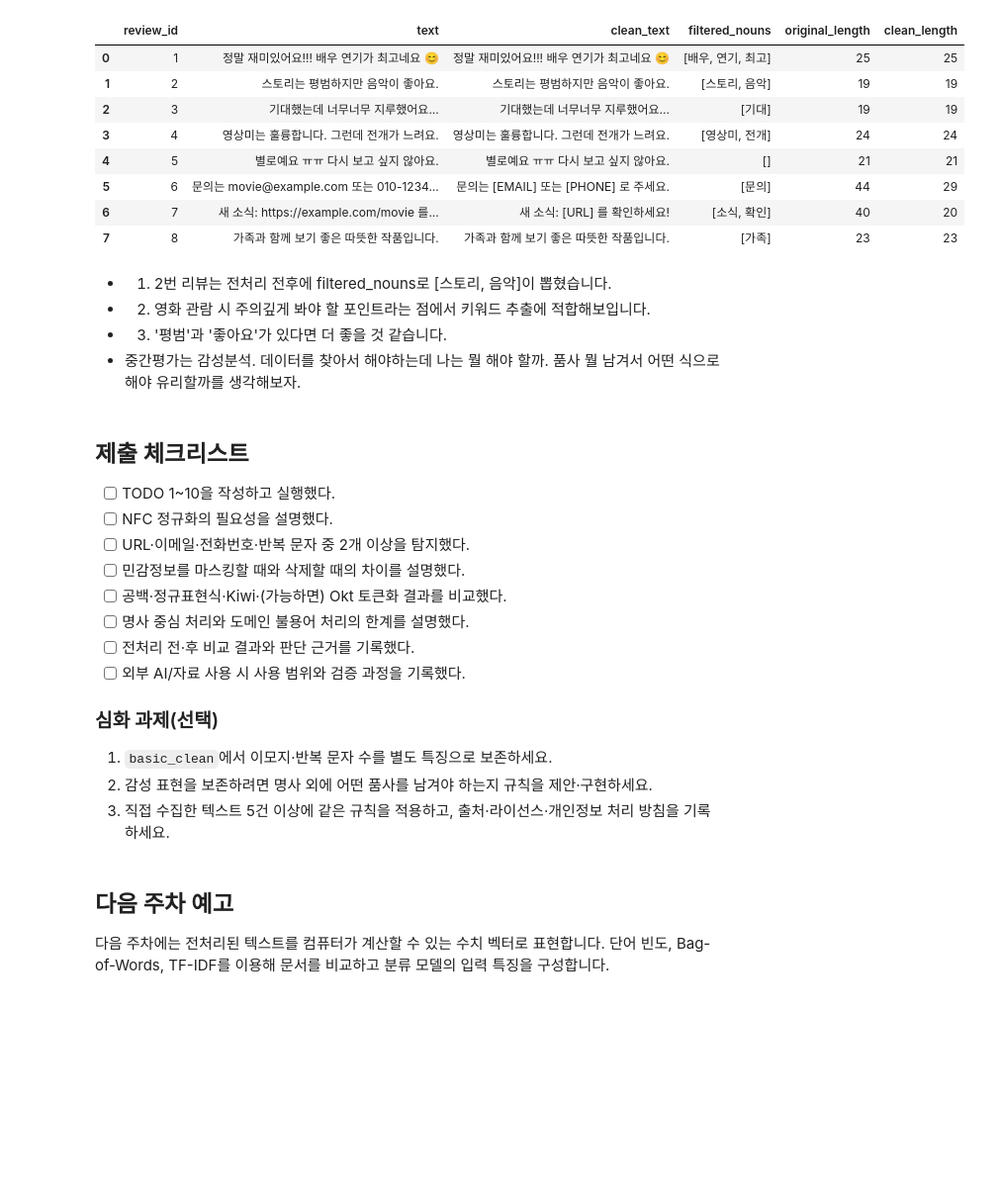
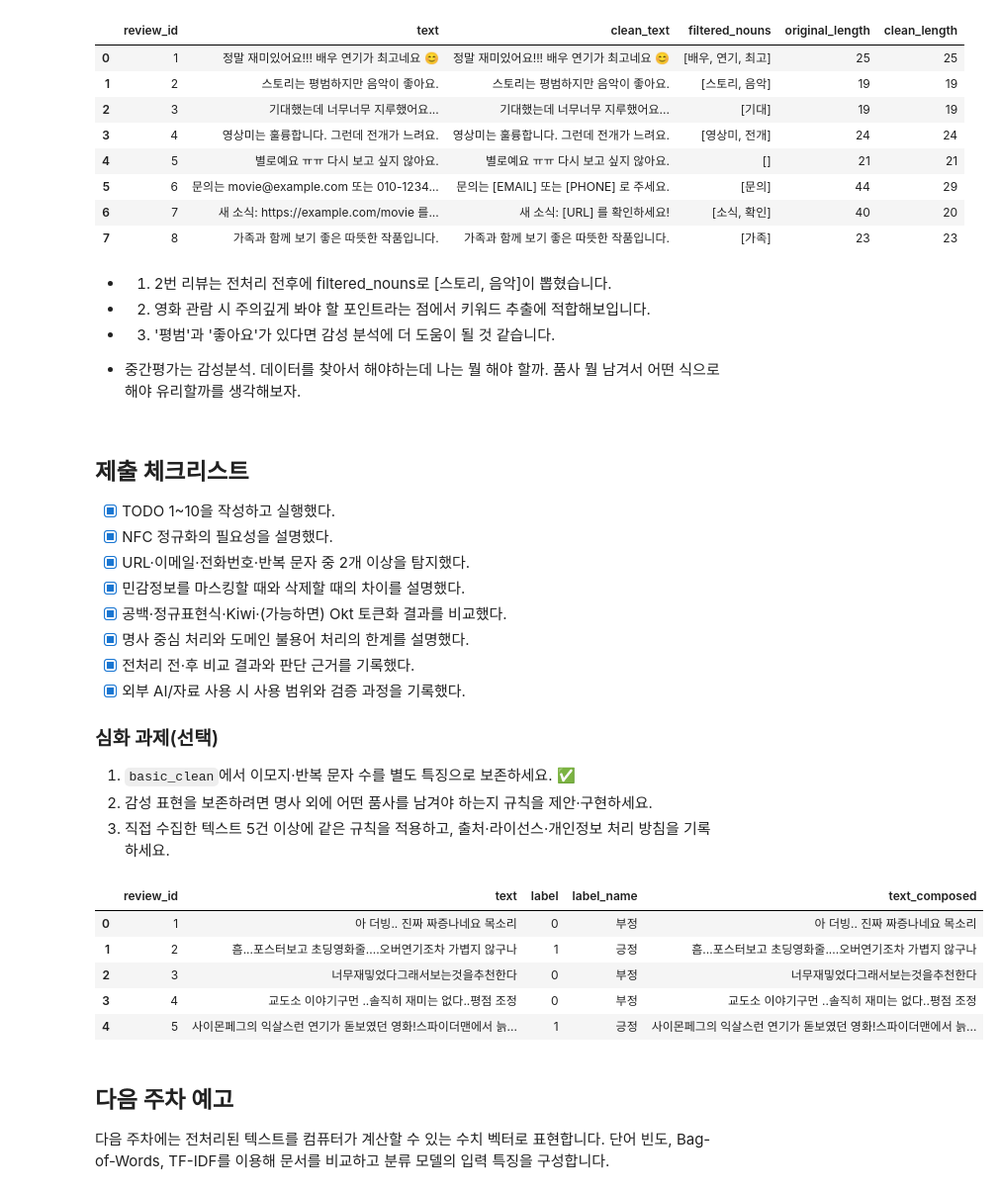
Before and after one commit to KyeongTaek/NLP_2026, a Jupyter notebook: study_material/NLP_week03.ipynb, the cells around one changed output. Shown at 99% size. Drawn from its saved outputs; the diff is of its cells as text; code cells hidden in the pictures; blank space fills up the shorter version.

```diff
--- a/study_material/NLP_week03.ipynb
+++ b/study_material/NLP_week03.ipynb
@@ -345,25 +421,52 @@ else:
 # %% [markdown]
 - 1) 2번 리뷰는 전처리 전후에 filtered_nouns로 [스토리, 음악]이 뽑혔습니다.
 - 2) 영화 관람 시 주의깊게 봐야 할 포인트라는 점에서 키워드 추출에 적합해보입니다.
-- 3) '평범'과 '좋아요'가 있다면 더 좋을 것 같습니다.
+- 3) '평범'과 '좋아요'가 있다면 감성 분석에 더 도움이 될 것 같습니다.
+
 - 중간평가는 감성분석. 데이터를 찾아서 해야하는데
 나는 뭘 해야 할까. 품사 뭘 남겨서 어떤 식으로 해야 유리할까를 생각해보자.
 # %% [markdown]
 ## 제출 체크리스트
 
-- [ ] TODO 1~10을 작성하고 실행했다.
-- [ ] NFC 정규화의 필요성을 설명했다.
-- [ ] URL·이메일·전화번호·반복 문자 중 2개 이상을 탐지했다.
-- [ ] 민감정보를 마스킹할 때와 삭제할 때의 차이를 설명했다.
-- [ ] 공백·정규표현식·Kiwi·(가능하면) Okt 토큰화 결과를 비교했다.
-- [ ] 명사 중심 처리와 도메인 불용어 처리의 한계를 설명했다.
-- [ ] 전처리 전·후 비교 결과와 판단 근거를 기록했다.
-- [ ] 외부 AI/자료 사용 시 사용 범위와 검증 과정을 기록했다.
+- [x] TODO 1~10을 작성하고 실행했다.
+- [x] NFC 정규화의 필요성을 설명했다.
+- [x] URL·이메일·전화번호·반복 문자 중 2개 이상을 탐지했다.
+- [x] 민감정보를 마스킹할 때와 삭제할 때의 차이를 설명했다.
+- [x] 공백·정규표현식·Kiwi·(가능하면) Okt 토큰화 결과를 비교했다.
+- [x] 명사 중심 처리와 도메인 불용어 처리의 한계를 설명했다.
+- [x] 전처리 전·후 비교 결과와 판단 근거를 기록했다.
+- [x] 외부 AI/자료 사용 시 사용 범위와 검증 과정을 기록했다.
 
 ### 심화 과제(선택)
-1. `basic_clean`에서 이모지·반복 문자 수를 별도 특징으로 보존하세요.
+1. `basic_clean`에서 이모지·반복 문자 수를 별도 특징으로 보존하세요. ✅
 2. 감성 표현을 보존하려면 명사 외에 어떤 품사를 남겨야 하는지 규칙을 제안·구현하세요.
 3. 직접 수집한 텍스트 5건 이상에 같은 규칙을 적용하고, 출처·라이선스·개인정보 처리 방침을 기록하세요.
+# %%
+# 감성 표현을 보존하기 위해서는, 동사와 형용사를 남겨야 한다.
+my_sentences = [
+    (1, "아 더빙.. 진짜 짜증나네요 목소리", 0),
+    (2, "흠...포스터보고 초딩영화줄....오버연기조차 가볍지 않구나", 1),
+    (3, "너무재밓었다그래서보는것을추천한다", 0),
+    (4, "교도소 이야기구먼 ..솔직히 재미는 없다..평점 조정", 0),
+    (5, "사이몬페그의 익살스런 연기가 돋보였던 영화!스파이더맨에서 늙어보이기만 했던 커스틴 던스트가 너무나도 이뻐보였다", 1)
+]
+
+my_df = pd.DataFrame(my_sentences, columns=['review_id', 'text', 'label'])
+my_df['label_name'] = my_df['label'].map({1: '긍정', 0: '부정'})
+my_df['text_composed'] = my_df['text'].apply(lambda x: unicodedata.normalize('NFC', x))
+
+display(my_df)
+
+kiwi = Kiwi()
+
+okt = Okt()
+# %% [output]
+|  | review_id | text | label | label_name | text_composed |
+| 0 | 1 | 아 더빙.. 진짜 짜증나네요 목소리 | 0 | 부정 | 아 더빙.. 진짜 짜증나네요 목소리 |
+| 1 | 2 | 흠...포스터보고 초딩영화줄....오버연기조차 가볍지 않구나 | 1 | 긍정 | 흠...포스터보고 초딩영화줄....오버연기조차 가볍지 않구나 |
+| 2 | 3 | 너무재밓었다그래서보는것을추천한다 | 0 | 부정 | 너무재밓었다그래서보는것을추천한다 |
+| 3 | 4 | 교도소 이야기구먼 ..솔직히 재미는 없다..평점 조정 | 0 | 부정 | 교도소 이야기구먼 ..솔직히 재미는 없다..평점 조정 |
+| 4 | 5 | 사이몬페그의 익살스런 연기가 돋보였던 영화!스파이더맨에서 늙... | 1 | 긍정 | 사이몬페그의 익살스런 연기가 돋보였던 영화!스파이더맨에서 늙... |
 # %% [markdown]
 ## 다음 주차 예고
 
```
Also changed, not shown: parts of 17 cells of this notebook.
